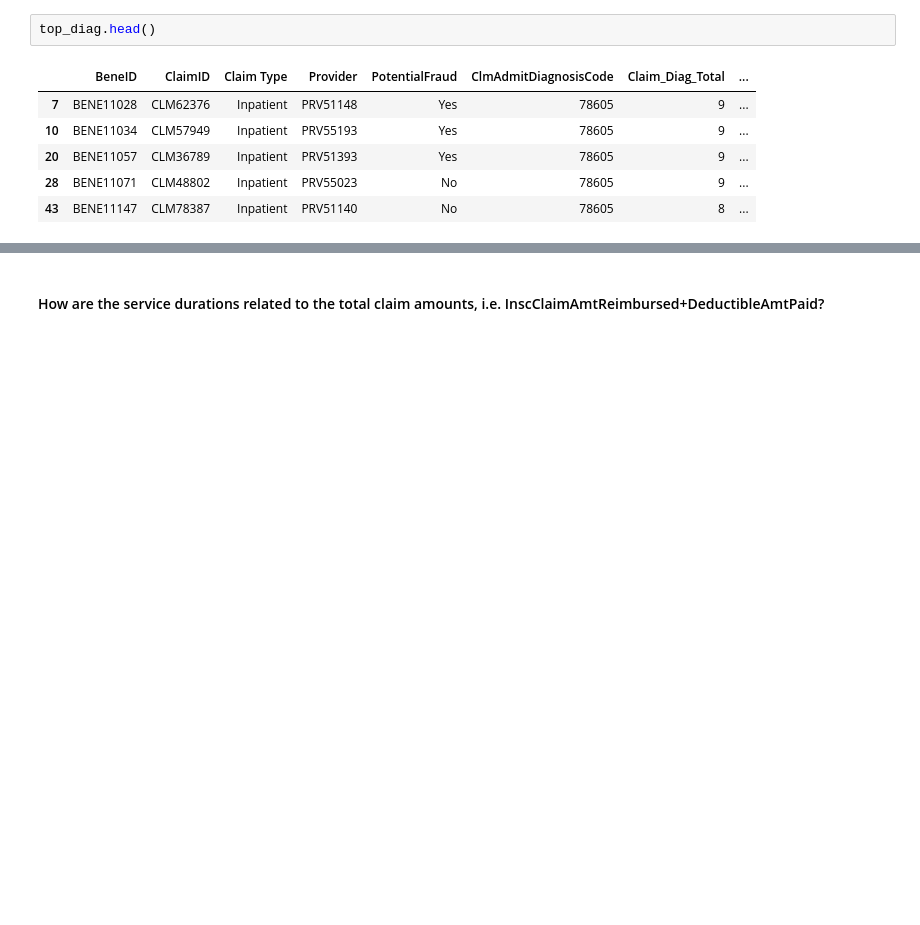
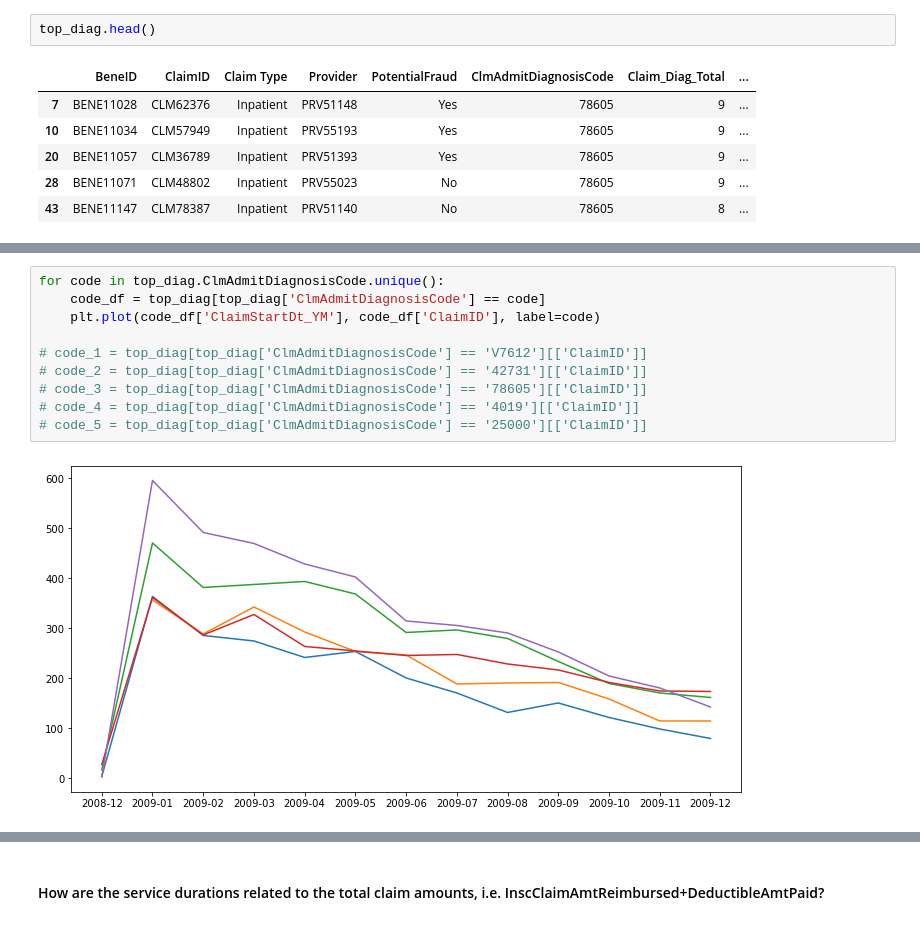
Before and after one commit to hedgekim/Healthcare-Fraud, a Jupyter notebook: Healthcare Fraud.ipynb, the cells around one changed output, grey strips where cells are left out. Cells and saved outputs as stored; diff of their text form; blank space fills up the shorter version.

```diff
--- a/Healthcare Fraud.ipynb
+++ b/Healthcare Fraud.ipynb
@@ -649,0 +655,12 @@ top_diag = top_diag.groupby(['ClmAdmitDiagnosisCode', 'ClaimStartDt_YM'])[['Clai
+# %%
+for code in top_diag.ClmAdmitDiagnosisCode.unique():
+    code_df = top_diag[top_diag['ClmAdmitDiagnosisCode'] == code]
+    plt.plot(code_df['ClaimStartDt_YM'], code_df['ClaimID'], label=code)
+
+# code_1 = top_diag[top_diag['ClmAdmitDiagnosisCode'] == 'V7612'][['ClaimID']]
+# code_2 = top_diag[top_diag['ClmAdmitDiagnosisCode'] == '42731'][['ClaimID']]
+# code_3 = top_diag[top_diag['ClmAdmitDiagnosisCode'] == '78605'][['ClaimID']]
+# code_4 = top_diag[top_diag['ClmAdmitDiagnosisCode'] == '4019'][['ClaimID']]
+# code_5 = top_diag[top_diag['ClmAdmitDiagnosisCode'] == '25000'][['ClaimID']]
+# %% [output]
+[figure, added]
```
Also changed, not shown: parts of 8 cells of this notebook.
